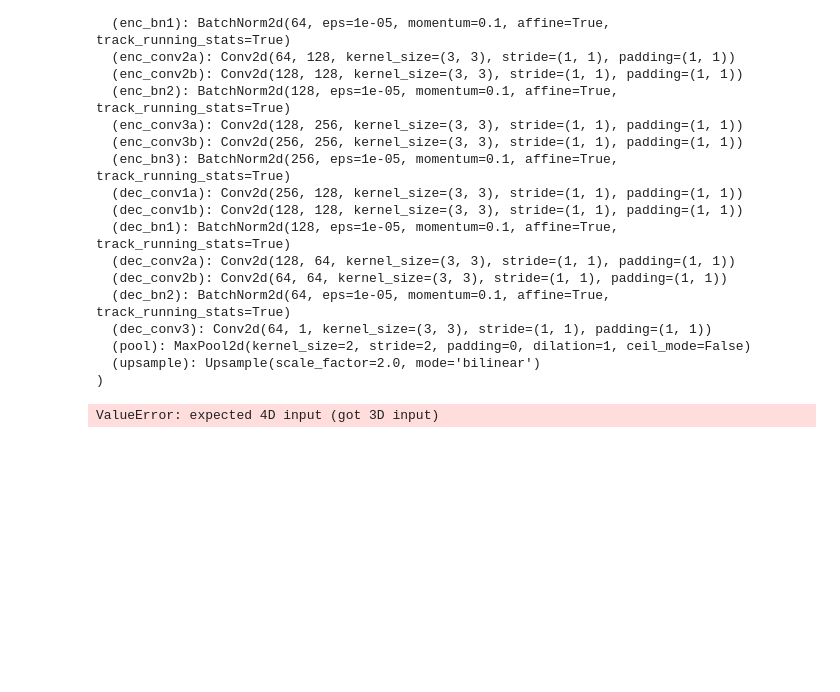
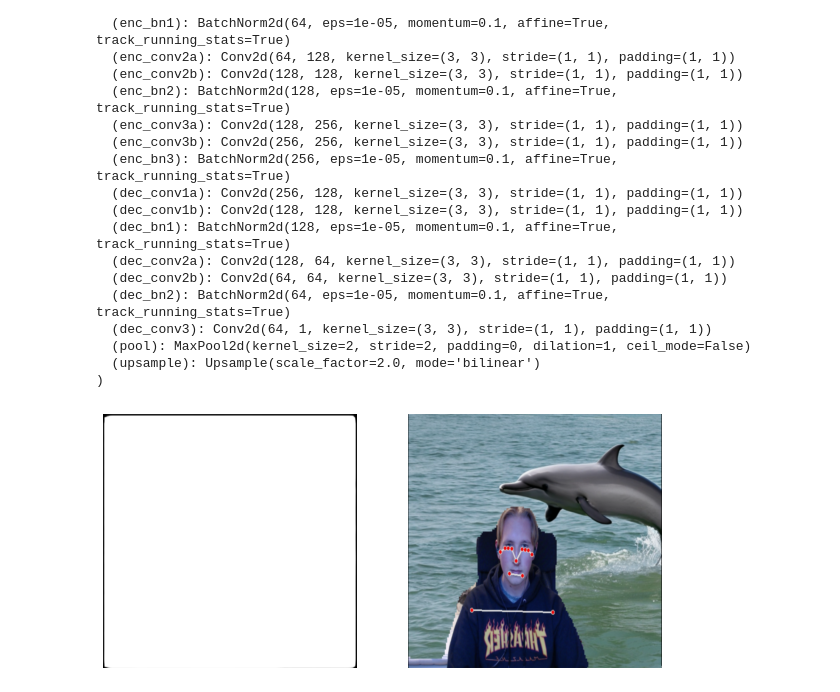
Before and after one commit to Slenderman00/Open-Screen-Model, a Jupyter notebook: test.ipynb, the cells around one changed output. Saved outputs shown, nothing was run; the diff lists cells and outputs as text; code cells hidden in the pictures; blank space fills up the shorter version.

```diff
--- a/test.ipynb
+++ b/test.ipynb
@@ -57,14 +57,21 @@ class SimpleSegmentationModel(nn.Module):
         return x_out
 # %%
 import os
+import torch
+
+
+device = torch.device('cpu')
 
 model = SimpleSegmentationModel()
 
 cwd = os.getcwd()
 
 state_dictionary = torch.load(f'{cwd}/cnn.pth')
+
 model.load_state_dict(state_dictionary)
 model.eval()
+
+model.to(device)
 # %% [output]
 SimpleSegmentationModel(
   (enc_conv1a): Conv2d(3, 64, kernel_size=(3, 3), stride=(1, 1), padding=(1, 1))
@@ -89,31 +96,38 @@ SimpleSegmentationModel(
 # %%
 from torchvision import transforms
 from PIL import Image
 import matplotlib.pyplot as plt
 
-def plot(mask):
+def plot(mask, image):
+    fig, axs = plt.subplots(1, 2, figsize=(10, 5))
+
     mask_np = mask.squeeze().cpu().detach().numpy()
+    image_np = image.squeeze().cpu().detach().numpy().transpose(1, 2, 0)
 
-    plt.imshow(mask_np, cmap='gray')
-    plt.axis('off')
+    axs[0].imshow(mask_np, cmap='gray')
+    axs[0].axis('off')
+
+    axs[1].imshow(image_np)
+    axs[1].axis('off')
 
     plt.show()
 
 image_transform = transforms.Compose([
     transforms.Resize((512, 512)),
     transforms.ToTensor(),
 ])
 
 def load_image(path):
     image = Image.open(path).convert('RGB')
     image_tensor = image_transform(image).float()
     image_tensor = image_tensor.unsqueeze(0)
+    image_tensor.to(device)
     return image_tensor
 
-image = load_image(f'{cwd}/1001.jpg')
+image = load_image(f'{cwd}/test.png')
 
 output = model(image)
 
-plot(output)
+plot(output, image)
 # %% [output]
-ValueError: expected 4D input (got 3D input)
+[figure, added]
```
